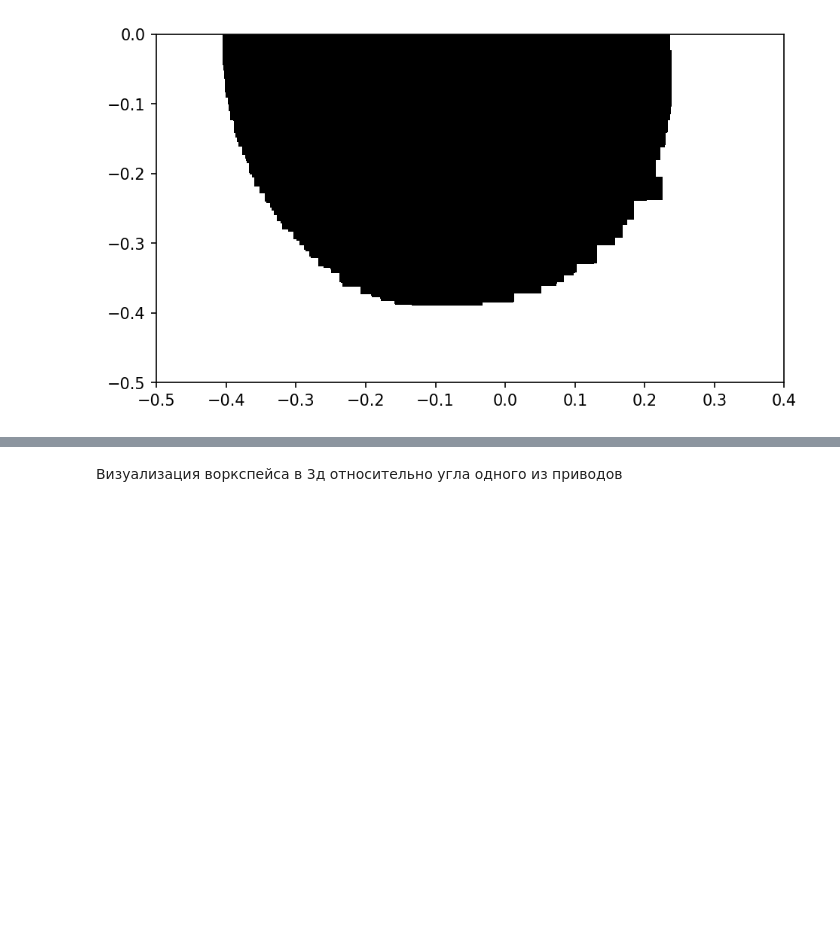
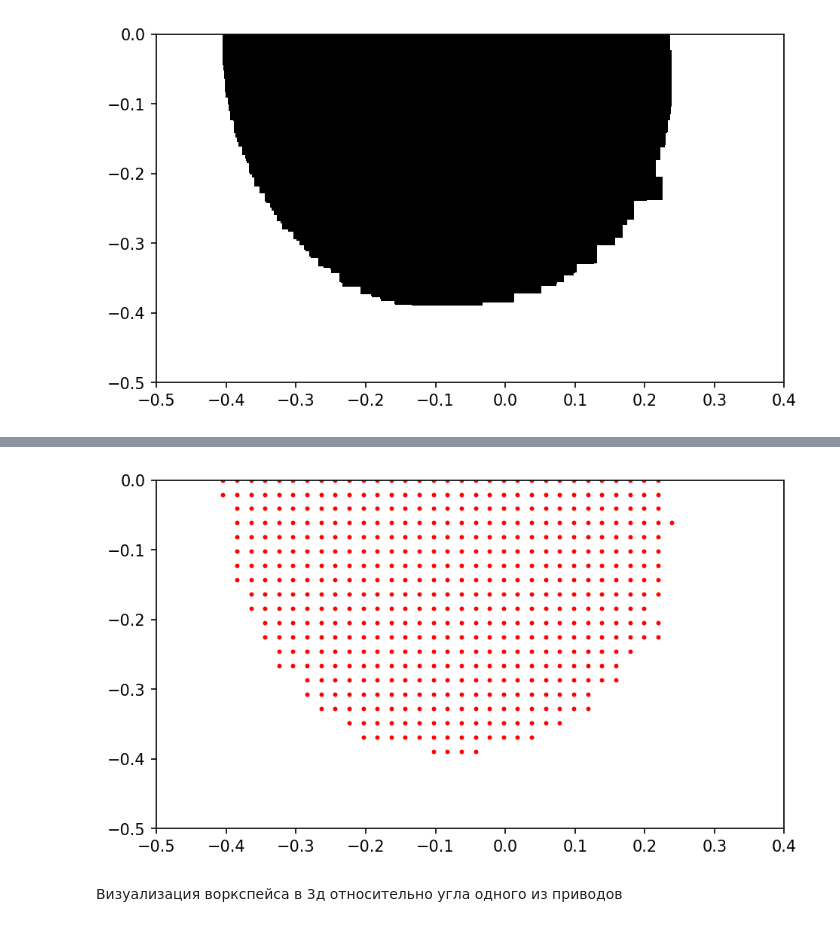
Before and after one commit to LicAiBeerLab/auto-robotics-design, a Jupyter notebook: testing_ground/singular_hell/5bar_boxing.ipynb, the cells around one changed output, grey strips where cells are left out. Cells and saved outputs as stored; diff of their text form; code cells hidden in the pictures; blank space fills up the shorter version.

```diff
--- a/testing_ground/singular_hell/5bar_boxing.ipynb
+++ b/testing_ground/singular_hell/5bar_boxing.ipynb
@@ -496,3 +582,31 @@ plt.show()
+# %%
+xl = np.array([-.5,.4])
+yl = np.array([-.5,0.])
+
+fig = plt.figure(dpi=150)
+ax = plt.gca()
+
+#TODO ПОМНИМ ЧТО БЫВАЕТ НАХОДИТ РЕШЕНИЯ В КОРОБКЕ С некоторыми НУЛЕВЫМИ СТОРОНАМИ
+x_ind = -2
+y_ind = -1
+
+# for b in sols:#[::30]:
+#     # print(b)
+#     xlb, xub = b[x_ind,0], b[x_ind,1]
+#     ylb, yub = b[y_ind,0], b[y_ind,1]
+#     ax.add_patch(Rectangle((xlb,ylb),xub-xlb,yub-ylb,linewidth=1/2,edgecolor='none',facecolor='k',alpha=1.))
+plt.scatter(inliers[:,0], inliers[:,1],c='r',linewidths=0,s=8)
+
+plt.xlim(xl)
+plt.ylim(yl)
+
+ax.set_aspect(1)
+# ax.set_box_aspect(1)
+plt.tight_layout()
+
+plt.show()
+# %% [output]
+[figure, added]
 # %% [markdown]
 Визуализация воркспейса в 3д относительно угла одного из приводов
 # %%
```
Also changed, not shown: parts of 10 cells of this notebook, 2 other files.
